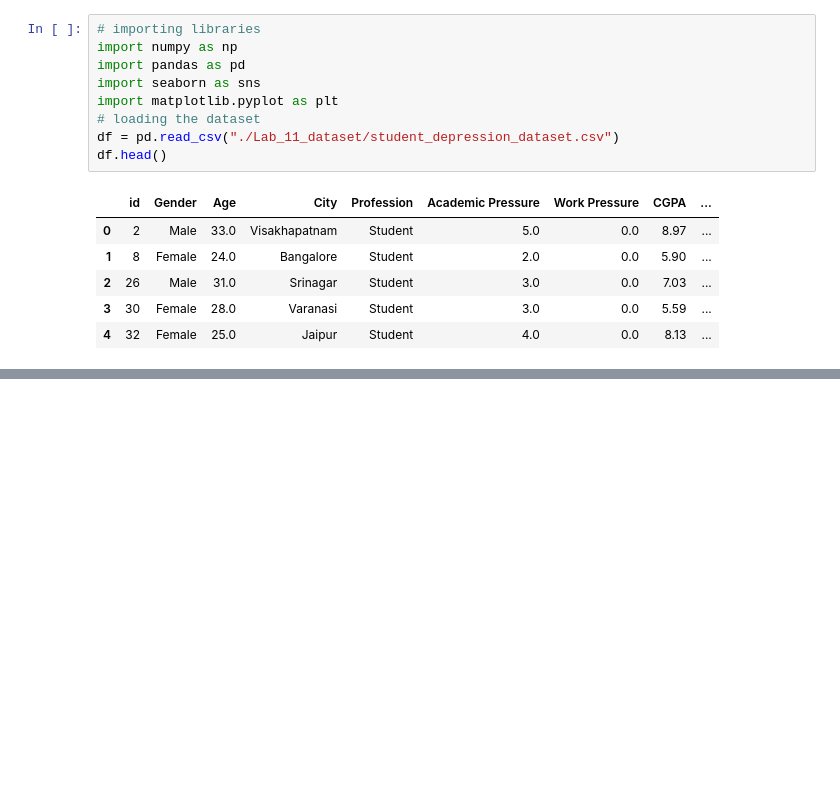
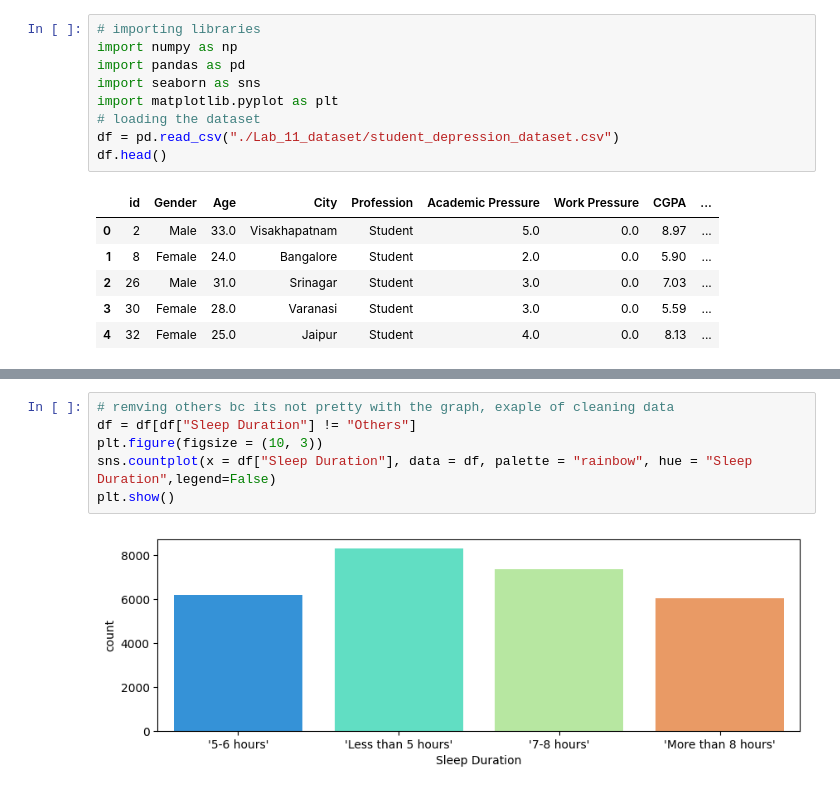
Before and after one commit to ETE4990-S25/homeworkfolder-Gizmofire, a Jupyter notebook: Labs/Lab 11/GordonL Lab 11.ipynb, the cells around one changed output, grey strips where cells are left out. Saved outputs shown, nothing was run; the diff lists cells and outputs as text; blank space fills up the shorter version.

```diff
--- a/Labs/Lab 11/GordonL Lab 11.ipynb
+++ b/Labs/Lab 11/GordonL Lab 11.ipynb
@@ -121,0 +124,8 @@ plt.show()
+# %%
+# remving others bc its not pretty with the graph, exaple of cleaning data
+df = df[df["Sleep Duration"] != "Others"]
+plt.figure(figsize = (10, 3))
+sns.countplot(x = df["Sleep Duration"], data = df, palette = "rainbow", hue = "Sleep Duration",legend=False)
+plt.show()
+# %% [output]
+[figure, added]
```
Also changed, not shown: parts of 6 cells of this notebook.
